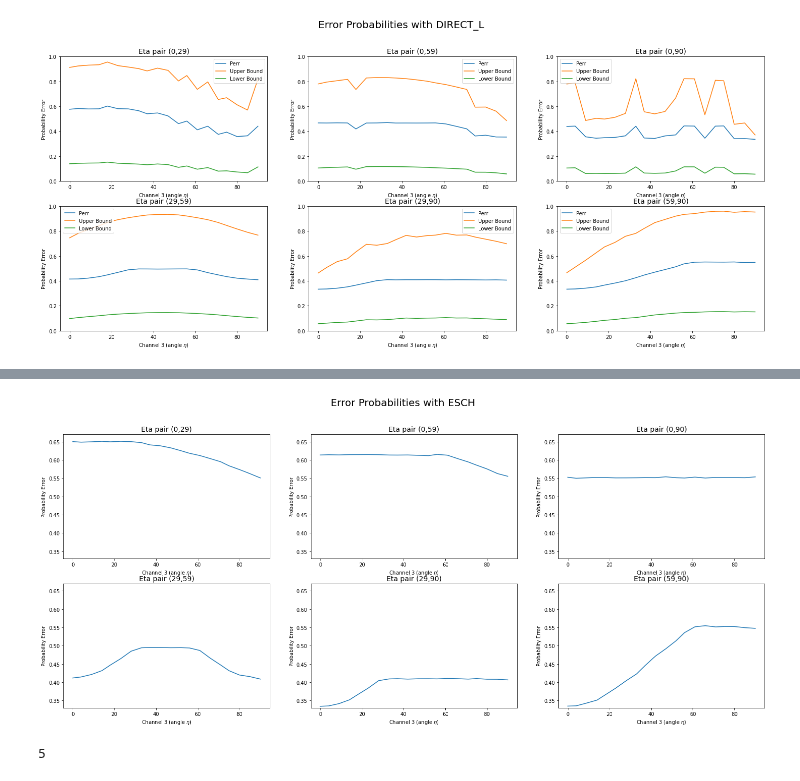
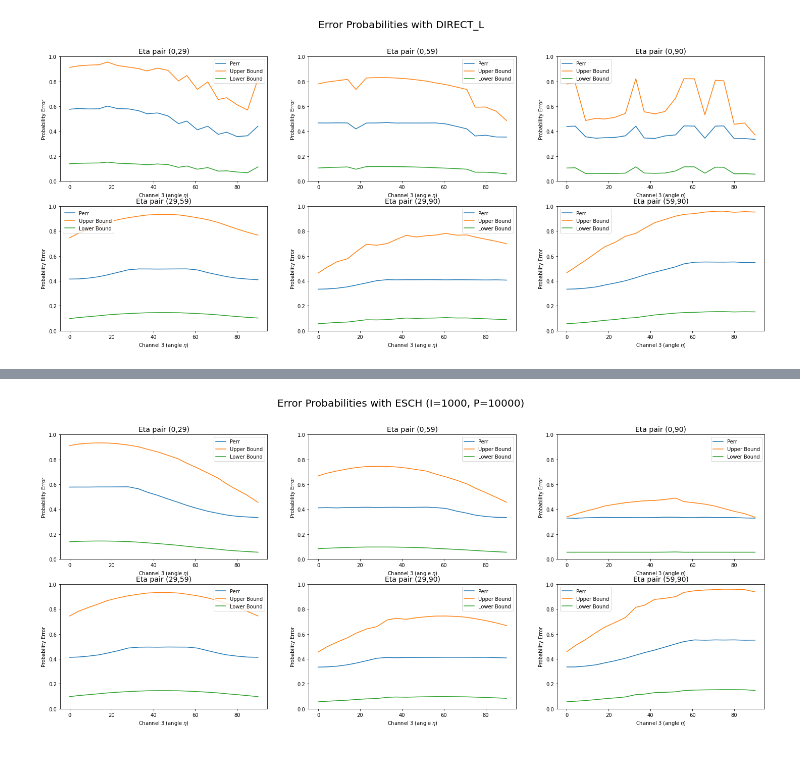
Before and after one commit to iamtxena/quantum-channel-discrimination, a Jupyter notebook: src/3-etas-results-analysis-4-gates-povm.ipynb, the cells around one changed output, grey strips where cells are left out. Cells and saved outputs as stored; diff of their text form; code cells hidden in the pictures.

```diff
--- a/src/3-etas-results-analysis-4-gates-povm.ipynb
+++ b/src/3-etas-results-analysis-4-gates-povm.ipynb
@@ -168,11 +164,8 @@ plot_3channel_results(parsed_results=parsed_crs_results, algorithm='CRS')
 # %%
-results_ESCH = load_object_from_file(name='20210416b_C2_A4_A5_1000_10000_3_6_20', path='../demo/data/')
-parsed_ESCH_results = get_etas_and_probabilities_from_optimal_results(optimal_results=results_ESCH)
+results_ESCH = load_object_from_file(name='20210417b_C2_A4_1000_10000_3_6_20', path=path)
+# %%
+parsed_ESCH_results = get_etas_probabilities_and_fidelities_from_optimal_results(optimal_results=results_ESCH)
 # %%
-plot_3channel_results(parsed_results=parsed_ESCH_results, algorithm='ESCH')
+plot_3channel_results(parsed_results=parsed_ESCH_results, algorithm='ESCH (I=1000, P=10000)')
 # %% [output]
-[figure, old version]
+[figure, new version]
-# %%
-len(results_other)
-# %% [output]
-5
```
Also changed, not shown: parts of 7 cells of this notebook, 2 other files.
